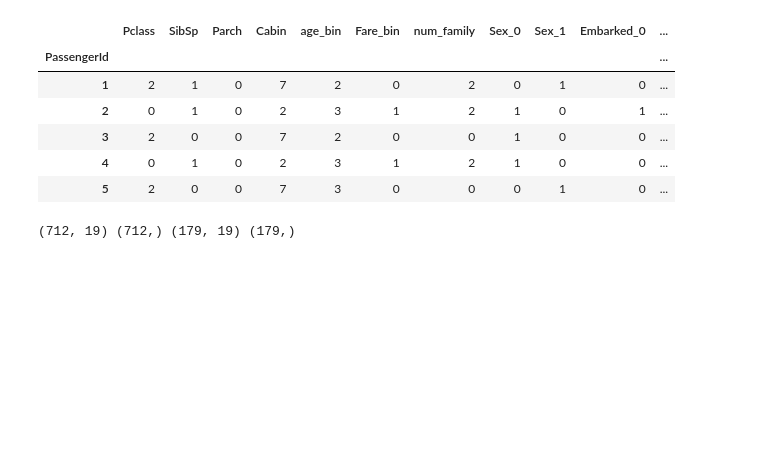
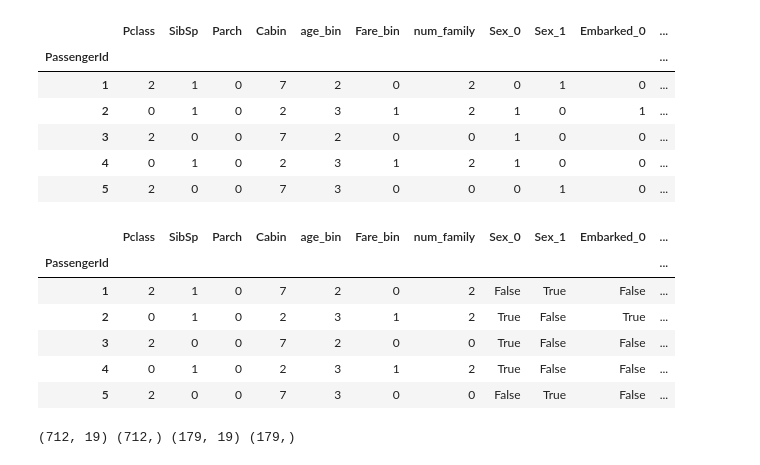
Before and after one commit to isaifullah/KPITB-Course, a Jupyter notebook: week 3/titanic_labwork.ipynb, the cells around one changed output. Saved outputs shown, nothing was run; the diff lists cells and outputs as text; code cells hidden in the pictures; blank space fills up the shorter version.

```diff
--- a/week 3/titanic_labwork.ipynb
+++ b/week 3/titanic_labwork.ipynb
@@ -488,6 +529,19 @@ one_hot.head()
 | 3 | 2 | 0 | 0 | 7 | 2 | 0 | 0 | 1 | 0 | 0 | ... |
 | 4 | 0 | 1 | 0 | 2 | 3 | 1 | 2 | 1 | 0 | 0 | ... |
 | 5 | 2 | 0 | 0 | 7 | 3 | 0 | 0 | 0 | 1 | 0 | ... |
+# %%
+one_hot = label_enc.copy()
+one_hot = pd.get_dummies(one_hot, columns = ["Sex", "Embarked","Title"])
+# %%
+one_hot.head()
+# %% [output]
+|  | Pclass | SibSp | Parch | Cabin | age_bin | Fare_bin | num_family | Sex_0 | Sex_1 | Embarked_0 | ... |
+| PassengerId |  |  |  |  |  |  |  |  |  |  | ... |
+| 1 | 2 | 1 | 0 | 7 | 2 | 0 | 2 | False | True | False | ... |
+| 2 | 0 | 1 | 0 | 2 | 3 | 1 | 2 | True | False | True | ... |
+| 3 | 2 | 0 | 0 | 7 | 2 | 0 | 0 | True | False | False | ... |
+| 4 | 0 | 1 | 0 | 2 | 3 | 1 | 2 | True | False | False | ... |
+| 5 | 2 | 0 | 0 | 7 | 3 | 0 | 0 | False | True | False | ... |
 # %%
 #Now combine the Survived column back to the one_hot dataframe.
 X = one_hot.iloc[train_idx].values
```
Also changed, not shown: parts of 19 cells of this notebook.
